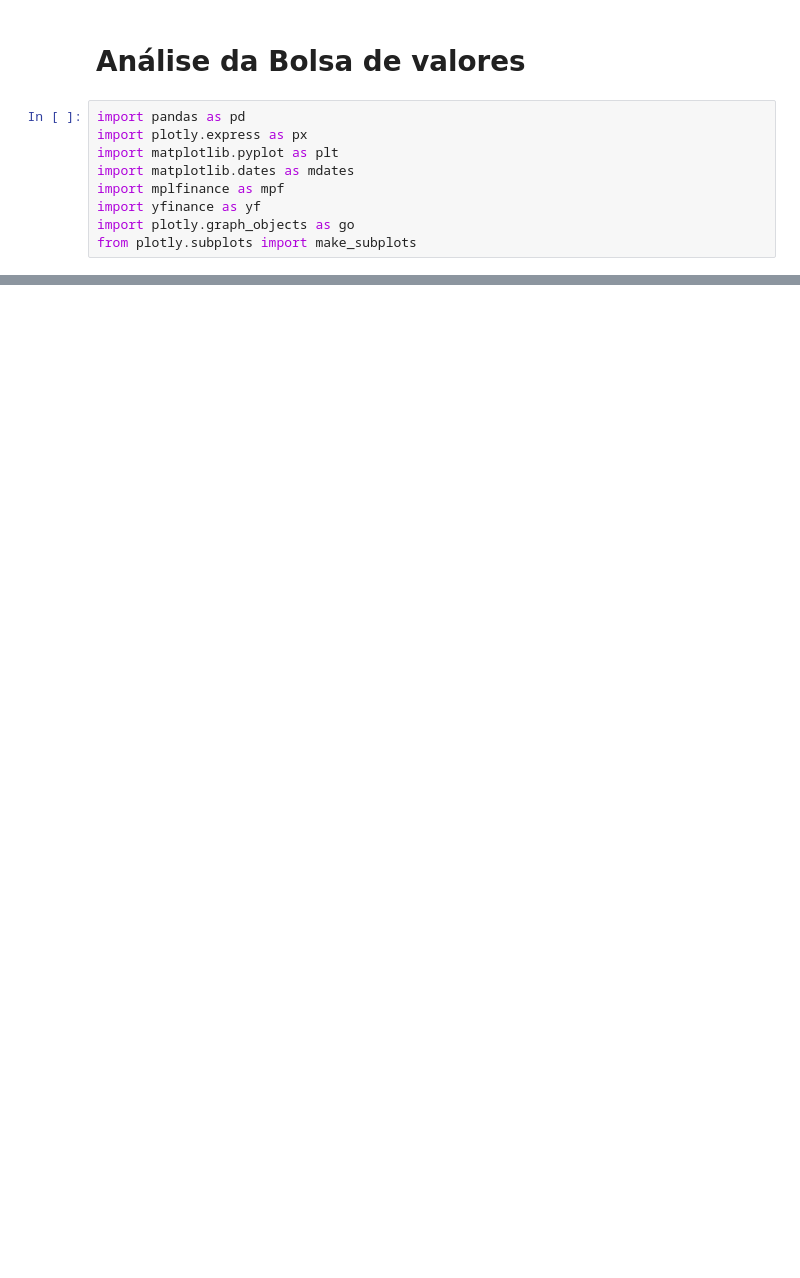
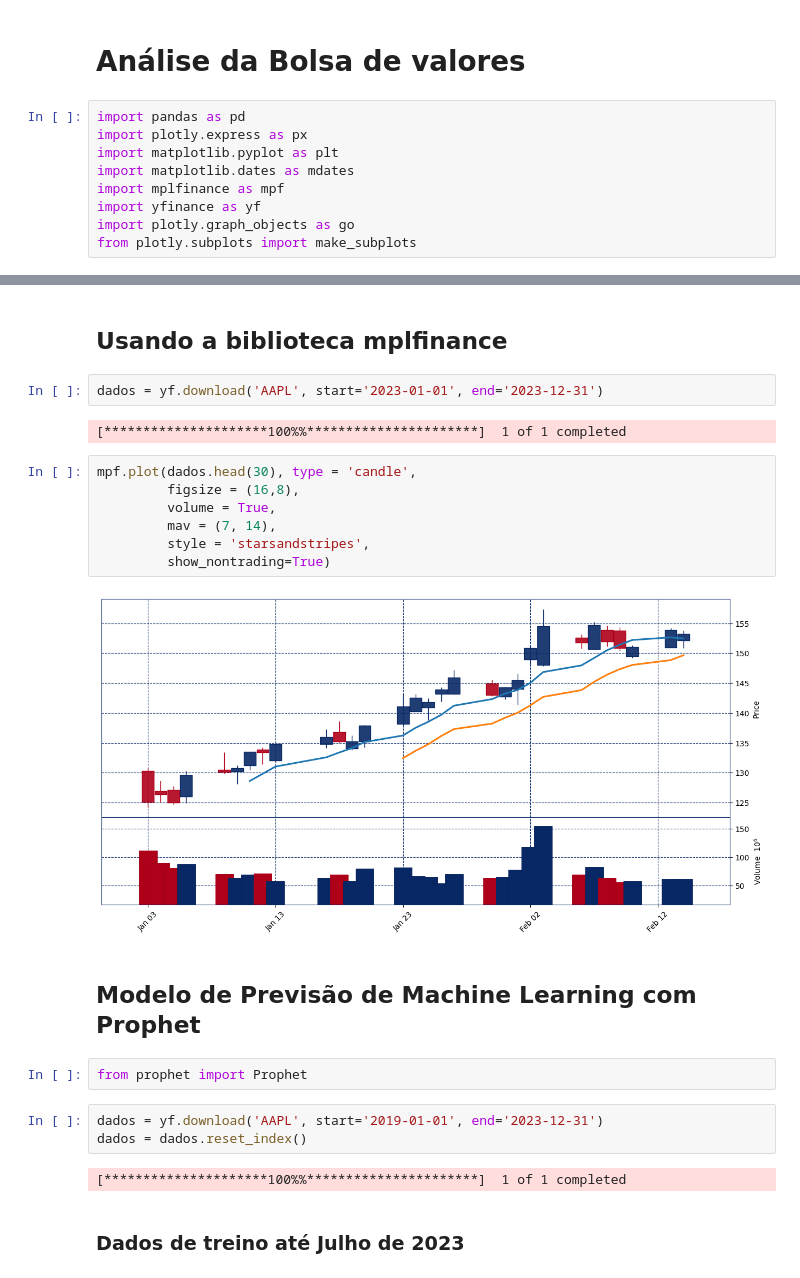
Before and after one commit to JezraelP/ImersaoPython-AnalisedeDados, a Jupyter notebook: Análise Bolsa de Valores.ipynb, the cells around one changed output, grey strips where cells are left out. Saved outputs shown, nothing was run; the diff lists cells and outputs as text; blank space fills up the shorter version.

Commit message:
Treinamento e Previsão com Prophet

```diff
--- a/Análise Bolsa de Valores.ipynb
+++ b/Análise Bolsa de Valores.ipynb
@@ -30,0 +109,26 @@ dados
+# %% [markdown]
+## Usando a biblioteca mplfinance
+# %%
+dados = yf.download('AAPL', start='2023-01-01', end='2023-12-31')
+# %% [output]
+[*********************100%%**********************]  1 of 1 completed
+# %%
+mpf.plot(dados.head(30), type = 'candle',
+         figsize = (16,8),
+         volume = True,
+         mav = (7, 14),
+         style = 'starsandstripes',
+         show_nontrading=True)
+# %% [output]
+[figure, added]
+# %% [markdown]
+## Modelo de Previsão de Machine Learning com Prophet
+# %%
+from prophet import Prophet
+# %%
+dados = yf.download('AAPL', start='2019-01-01', end='2023-12-31')
+dados = dados.reset_index()
+# %% [output]
+[*********************100%%**********************]  1 of 1 completed
+# %% [markdown]
+### Dados de treino até Julho de 2023
```
Also changed, not shown: parts of 20 cells of this notebook.
